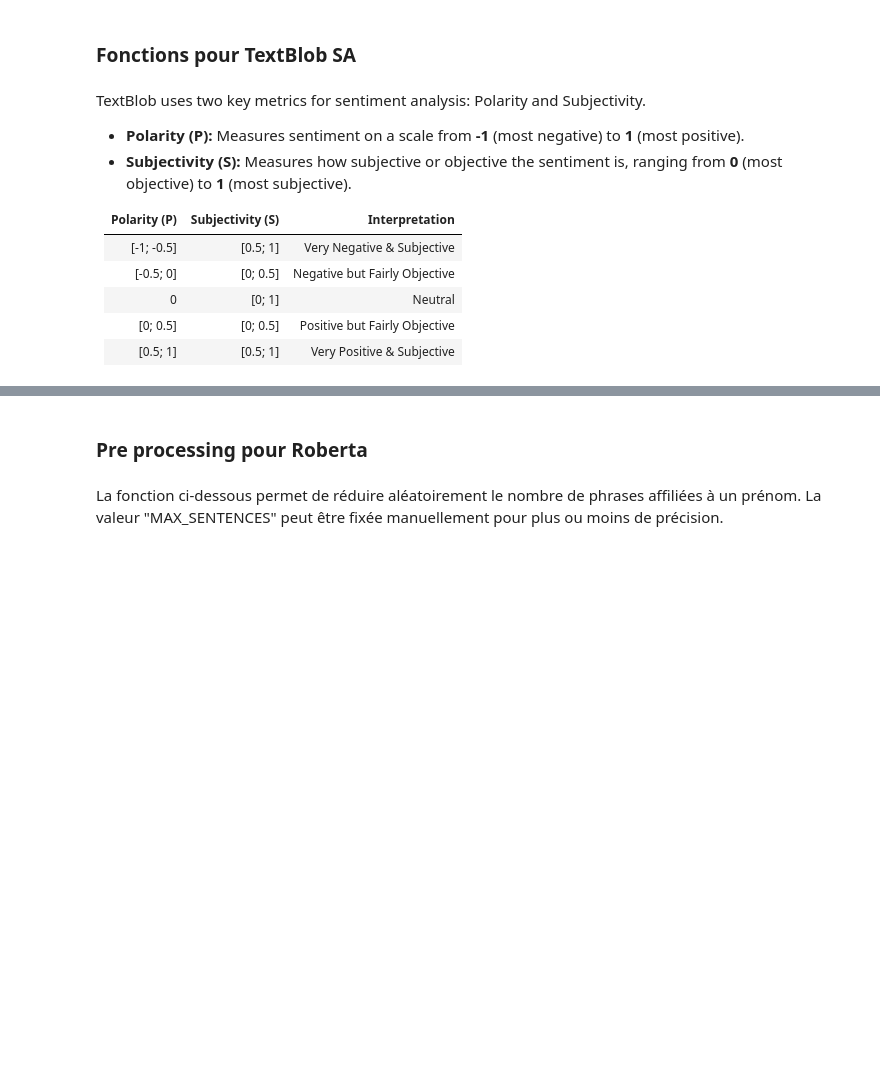
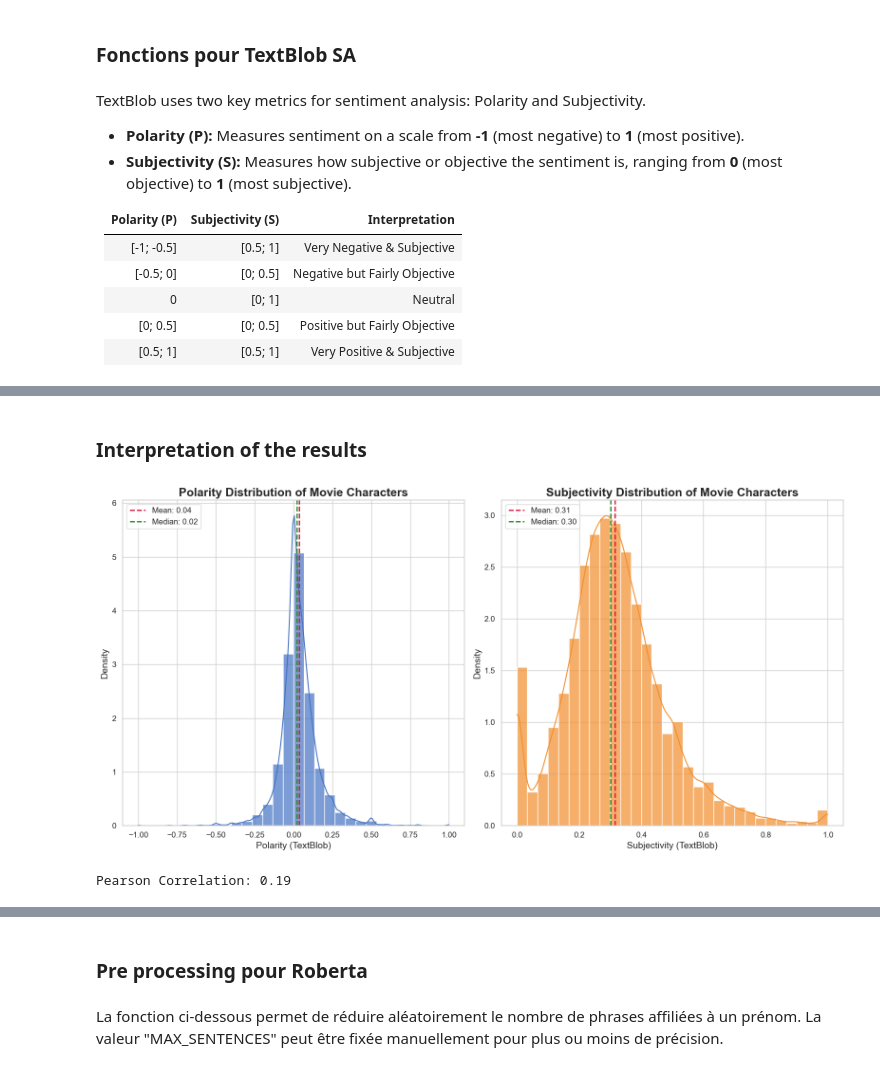
Before and after one commit to epfl-ada/ada-2024-project-adadasurmonbidet2024, a Jupyter notebook: results.ipynb, the cells around one changed output, grey strips where cells are left out. Drawn from its saved outputs; the diff is of its cells as text; code cells hidden in the pictures; blank space fills up the shorter version.

```diff
--- a/results.ipynb
+++ b/results.ipynb
@@ -538,5 +536,6 @@ for index, movie_id in enumerate(movie_ids):
 
             data.append({
                 "Character_Name": character_name,
-                "Sentences": character_sentences
+                "Wikipedia_ID": movie_id,
+                "Sentences": character_sentences,
                 })
@@ -673,16 +601,17 @@ def process_character_sentiments_textblob(sentences):
     return mean_polarity_textblob, mean_subjectivity_textblob
 # %%
 data_textblob = []
-list_characters = df_sentences_by_names["Character_Name"]
+list_characters = df["Character_Name"]
 
-#use full dataset
 for index, character_name in enumerate(list_characters):
-    list_sentences_by_character = df_sentences_by_names["Sentences"].iloc[index]
+    list_sentences_by_character = df["Sentences"].iloc[index]
+    movie_id = df["Wikipedia_ID"].iloc[index]
 
     mean_polarity_textblob, mean_subjectivity_textblob = process_character_sentiments_textblob(list_sentences_by_character)
 
     data_textblob.append({
         "Character_Name": character_name,
+        "Wikipedia_id": movie_id,
         "Polarity": mean_polarity_textblob,
         "Subjectivity" : mean_subjectivity_textblob
     })
@@ -706,0 +636,59 @@ print(df_sentiment_analysis_textblob)
+# %% [markdown]
+### Interpretation of the results
+# %%
+sns.set_theme(style="whitegrid")
+
+# Create the figure
+plt.figure(figsize=(16, 8))
+
+# Polarity Distribution Plot
+plt.subplot(1, 2, 1)
+sns.histplot(
+    df_sentiment_analysis_textblob['Polarity'],
+    kde=True, color='#4472C4', bins=30, stat='density', alpha=0.7
+)
+mean_pol = df_sentiment_analysis_textblob['Polarity'].mean()
+median_pol = df_sentiment_analysis_textblob['Polarity'].median()
+
+# Add statistical annotations
+plt.axvline(mean_pol, color='crimson', linestyle='--', linewidth=2, label=f'Mean: {mean_pol:.2f}')
+plt.axvline(median_pol, color='forestgreen', linestyle='--', linewidth=2, label=f'Median: {median_pol:.2f}')
+plt.title('Polarity Distribution of Movie Characters', fontsize=18, weight='bold')
+plt.xlabel('Polarity (TextBlob)', fontsize=14)
+plt.ylabel('Density', fontsize=14)
+plt.xticks(fontsize=12)
+plt.yticks(fontsize=12)
+plt.legend(fontsize=12, loc='upper left')
+
+# Subjectivity Distribution Plot
+plt.subplot(1, 2, 2)
+sns.histplot(
+    df_sentiment_analysis_textblob['Subjectivity'],
+    kde=True, color='#F28E2B', bins=30, stat='density', alpha=0.7
+)
+mean_sub = df_sentiment_analysis_textblob['Subjectivity'].mean()
+median_sub = df_sentiment_analysis_textblob['Subjectivity'].median()
+
+# Add statistical annotations
+plt.axvline(mean_sub, color='crimson', linestyle='--', linewidth=2, label=f'Mean: {mean_sub:.2f}')
+plt.axvline(median_sub, color='forestgreen', linestyle='--', linewidth=2, label=f'Median: {median_sub:.2f}')
+plt.title('Subjectivity Distribution of Movie Characters', fontsize=18, weight='bold')
+plt.xlabel('Subjectivity (TextBlob)', fontsize=14)
+plt.ylabel('Density', fontsize=14)
+plt.xticks(fontsize=12)
+plt.yticks(fontsize=12)
+plt.legend(fontsize=12, loc='upper left')
+
+# Adjust layout and show
+plt.tight_layout()
+plt.show()
+# %% [output]
+[figure, added]
+# %%
+from scipy.stats import pearsonr, shapiro
+
+# Calcul du coefficient de corrélation de Pearson
+correlation, _ = pearsonr(df_sentiment_analysis_textblob["Polarity"], df_sentiment_analysis_textblob["Subjectivity"])
+print(f"Pearson Correlation: {correlation:.2f}")
+# %% [output]
+Pearson Correlation: 0.19
```
Also changed, not shown: parts of 31 cells of this notebook.
